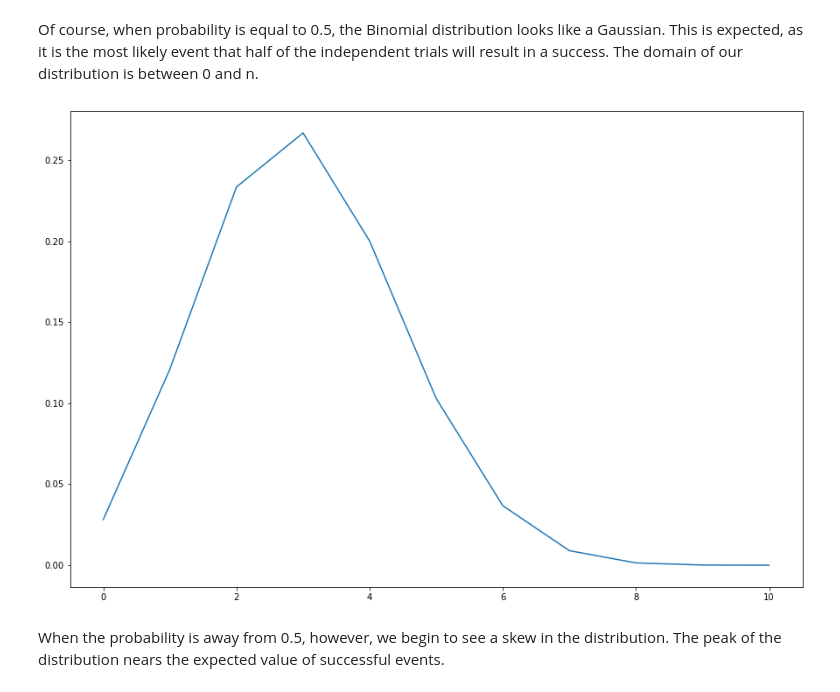
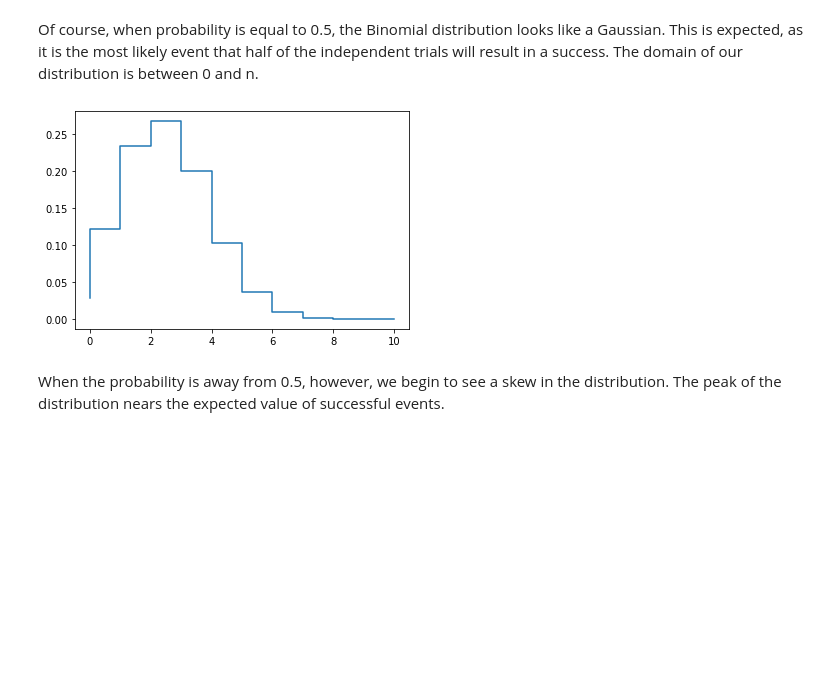
Before and after one commit to Mick-Ross/Computational-Data-Analysis, a Jupyter notebook: Lab 1/Lab1.ipynb, the cells around one changed output. Cells and saved outputs as stored; diff of their text form; code cells hidden in the pictures; blank space fills up the shorter version.

```diff
--- a/Lab 1/Lab1.ipynb
+++ b/Lab 1/Lab1.ipynb
@@ -122,11 +154,11 @@ Of course, when probability is equal to 0.5, the Binomial distribution looks lik
 # %%
 x = np.linspace(0,10,11)
 pmf2 = stats.binom.pmf(x,10,0.3)
 
-plt.plot(x,pmf2)
+plt.step(x,pmf2)
 plt.show()
 # %% [output]
-[figure, old version]
+[figure, new version]
 # %% [markdown]
 When the probability is away from 0.5, however, we begin to see a skew in the distribution. The peak of the distribution nears the expected value of successful events.
 # %% [markdown]
```
Also changed, not shown: parts of 16 cells of this notebook.
